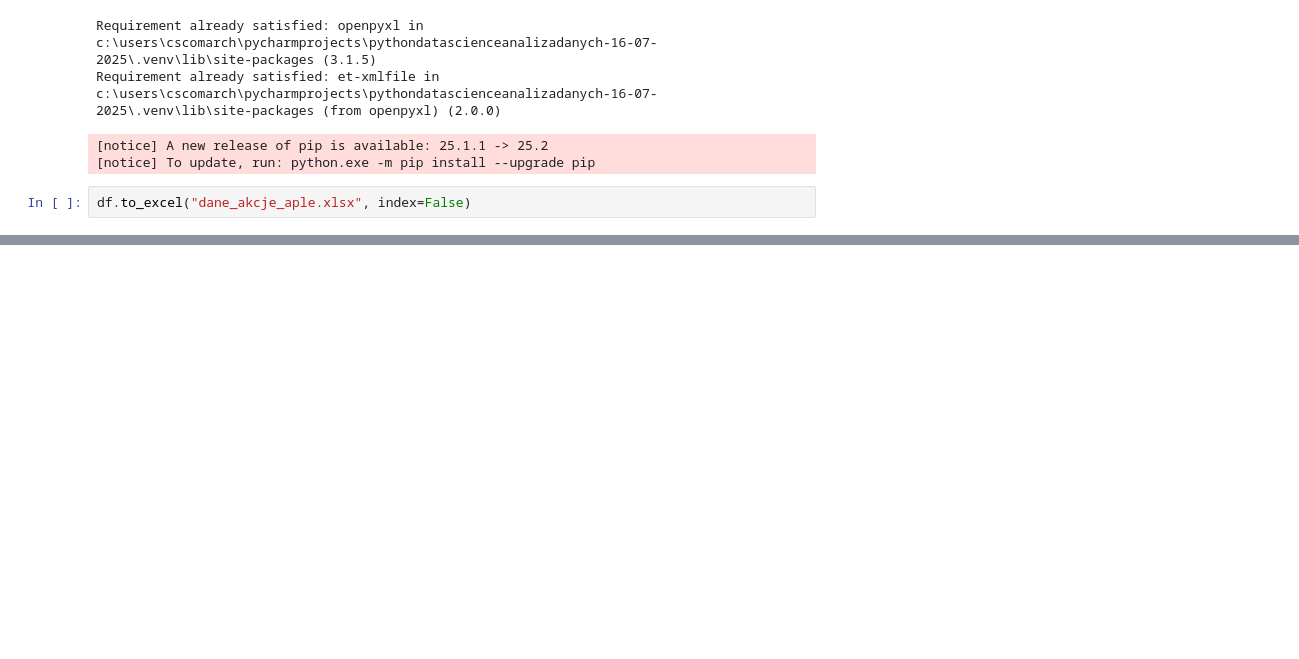
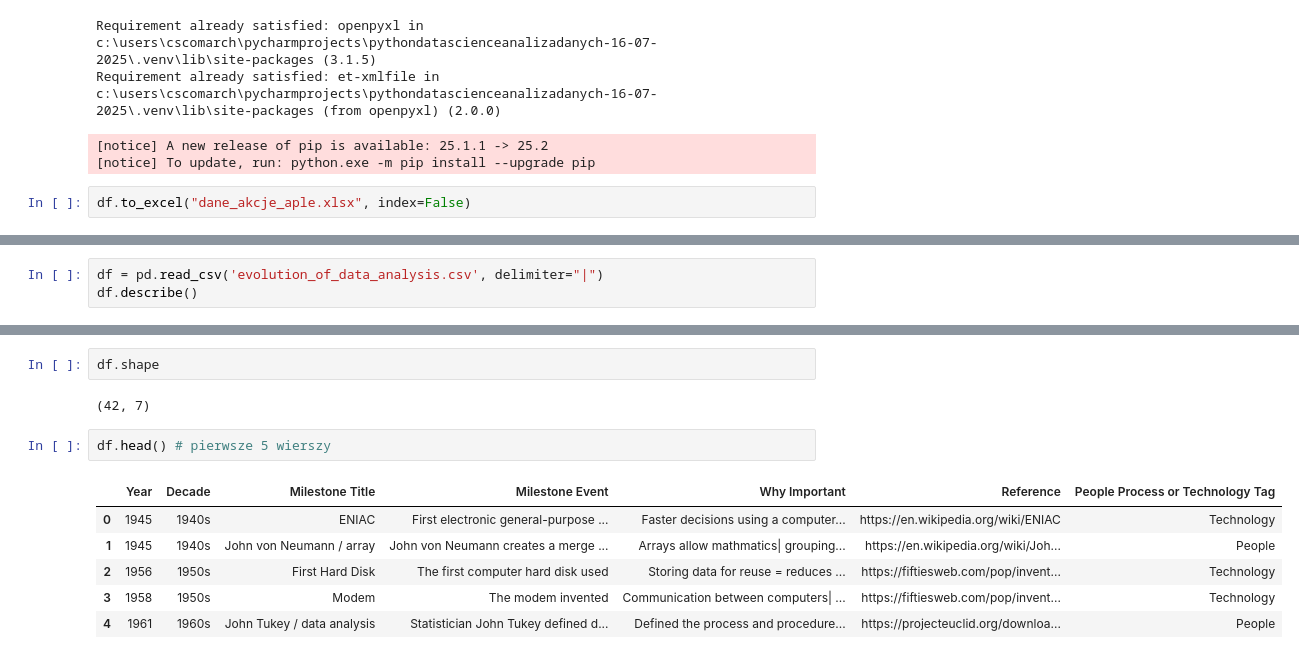
Before and after one commit to rajkonkret/PythonDataScienceAnalizaDanych-16-07-2025, a Jupyter notebook: day2/cwiczenie3.ipynb, the cells around one changed output, grey strips where cells are left out. Saved outputs shown, nothing was run; the diff lists cells and outputs as text; blank space fills up the shorter version.

```diff
--- a/day2/cwiczenie3.ipynb
+++ b/day2/cwiczenie3.ipynb
@@ -147,0 +152,3 @@ df.to_excel("dane_akcje_aple.xlsx", index=False)
+# %%
+df = pd.read_csv('evolution_of_data_analysis.csv', delimiter="|")
+df.describe()
@@ -147,0 +182,13 @@ df.to_excel("dane_akcje_aple.xlsx", index=False)
+# %%
+df.shape
+# %% [output]
+(42, 7)
+# %%
+df.head() # pierwsze 5 wierszy
+# %% [output]
+|  | Year | Decade | Milestone Title | Milestone Event | Why Important | Reference | People Process or Technology Tag |
+| 0 | 1945 | 1940s | ENIAC | First electronic general-purpose ... | Faster decisions using a computer... | https://en.wikipedia.org/wiki/ENIAC | Technology |
+| 1 | 1945 | 1940s | John von Neumann / array | John von Neumann creates a merge ... | Arrays allow mathmatics| grouping... | https://en.wikipedia.org/wiki/Joh... | People |
+| 2 | 1956 | 1950s | First Hard Disk | The first computer hard disk used | Storing data for reuse = reduces ... | https://fiftiesweb.com/pop/invent... | Technology |
+| 3 | 1958 | 1950s | Modem | The modem invented | Communication between computers| ... | https://fiftiesweb.com/pop/invent... | Technology |
+| 4 | 1961 | 1960s | John Tukey / data analysis | Statistician John Tukey defined d... | Defined the process and procedure... | https://projecteuclid.org/downloa... | People |
```
Also changed, not shown: parts of 5 cells of this notebook.
